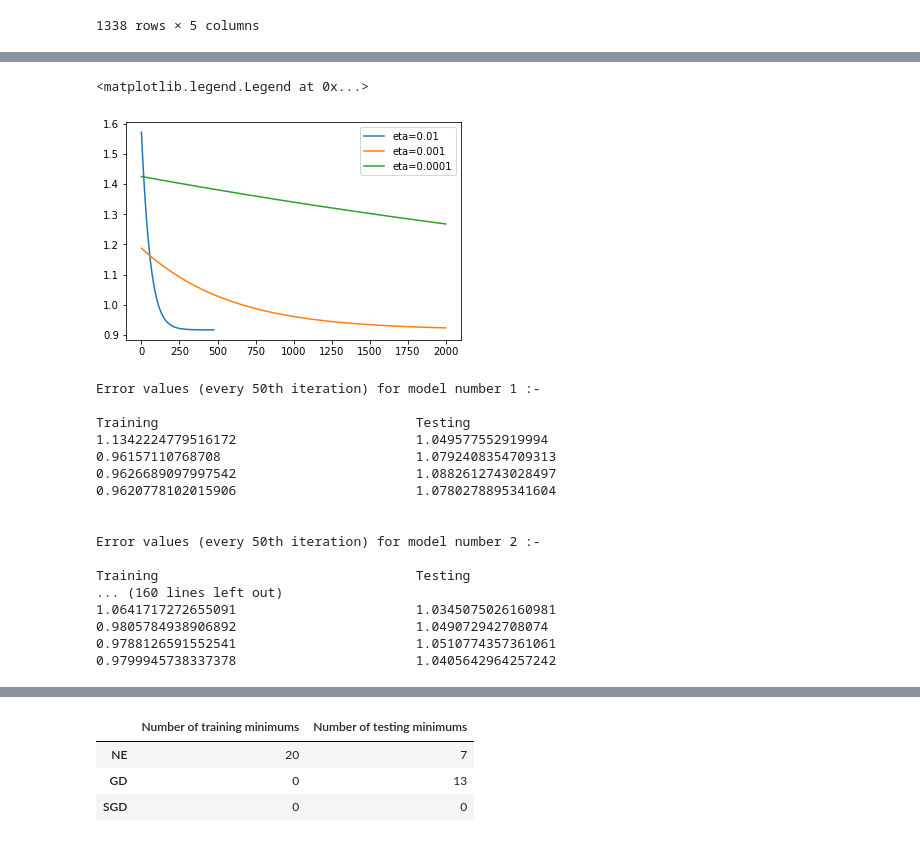
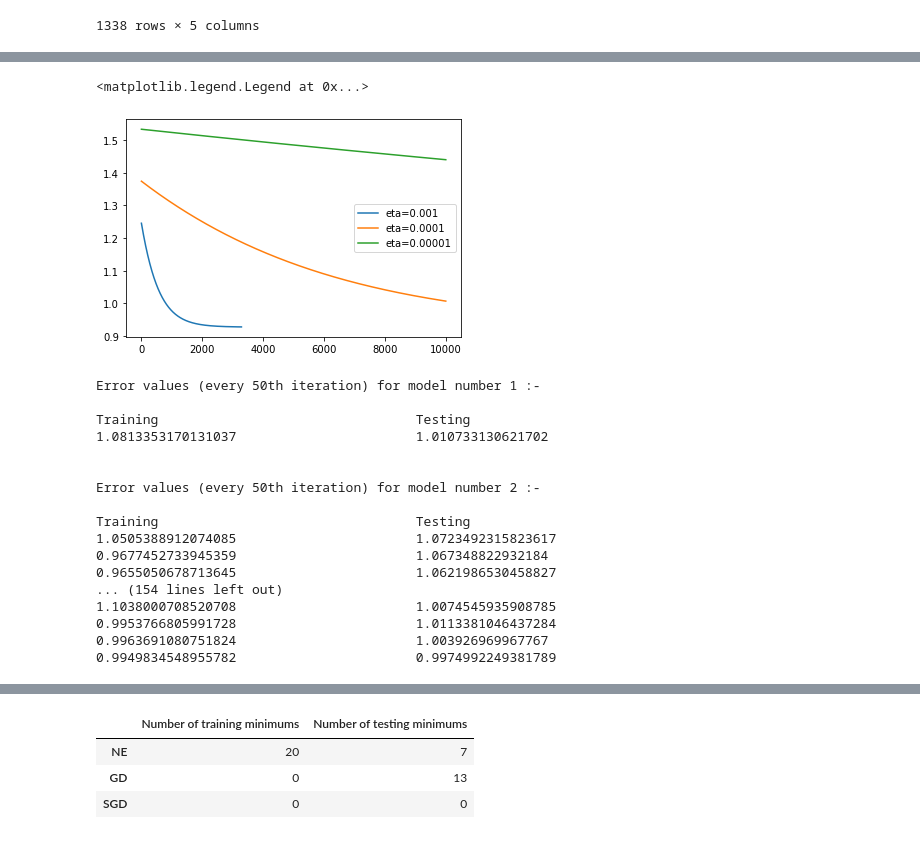
Before and after one commit to hasnainzeenwala/fodsassn, a Jupyter notebook: A2Code.ipynb, the cells around one changed output, grey strips where cells are left out. Cells and saved outputs as stored; diff of their text form; code cells hidden in the pictures.

```diff
--- a/A2Code.ipynb
+++ b/A2Code.ipynb
@@ -130,8 +130,8 @@ past_rmse_test_grad_desc = [None]*20
 past_costs = [None]*20
 past_costs_test = [None]*20
 precision = 0.000001
-eta = 0.01
-iterations = 2000
+eta = 0.001
+iterations = 10000
 for i in range(20):
 
     X_train = training_data_list[i][indep_attrs].to_numpy()
@@ -148,9 +148,9 @@ for i in range(20):
     testing_gd=[]
     testing_gd.append("Testing")
 
-    print ("Error values (every 50th iteration) for model number",i+1,":-\n")
+    print ("Error values (every 500th iteration) for model number",i+1,":-\n")
     for x in range(len(past_rmse_train_grad_desc[i])):
-        if x%50==0:
+        if x%500==0:
             training_gd.append(past_rmse_train_grad_desc[i][x])
             testing_gd.append(past_rmse_test_grad_desc[i][x])
 
@@ -201,26 +201,27 @@ Model number  6 :
 # %%
 #Now using 20th model to compare effect of learning rate on GD
 
 X_train = training_data_list[19][indep_attrs].to_numpy()
 Y_train = training_data_list[19][dep_attr].to_numpy()
 
 X_test = testing_data_list[19][indep_attrs].to_numpy()
 Y_test = testing_data_list[19][dep_attr].to_numpy()
 
 precision = 0.000001
-eta2=0.001
-eta3=0.0001
+eta2=0.0001
+eta3=0.00001
 
 final_theta2, past_costs_train2, past_costs_test2, past_rmse_train_grad_desc2, past_rmse_test_grad_desc3 = gradient_descent(X_train, Y_train, iterations, eta2, X_test, Y_test, precision)
 final_theta3, past_costs_train3, past_costs_test3, past_rmse_train_grad_desc3, past_rmse_test_grad_desc3 = gradient_descent(X_train, Y_train, iterations, eta3, X_test, Y_test, precision)
 
-plt.plot(past_rmse_train_grad_desc[19], label="eta=0.01")
-plt.plot(past_rmse_train_grad_desc2, label="eta=0.001")
-plt.plot(past_rmse_train_grad_desc3, label="eta=0.0001")
+
+plt.plot(past_rmse_train_grad_desc[19], label="eta=0.001")
+plt.plot(past_rmse_train_grad_desc2, label="eta=0.0001")
+plt.plot(past_rmse_train_grad_desc3, label="eta=0.00001")
 plt.legend()
 # %% [output]
 <matplotlib.legend.Legend at 0x...>
-[figure, old version]
+[figure, new version]
 # %%
 # STOCHASTIC GRADIENT DESCENT FUNCTION DEFINITION
 
@@ -295,20 +296,20 @@ for i in range(20):
 Error values (every 50th iteration) for model number 1 :-
 
 Training                                 Testing
-1.1342224779516172                       1.049577552919994
-0.96157110768708                         1.0792408354709313
-0.9626689097997542                       1.0882612743028497
-0.9620778102015906                       1.0780278895341604
+1.0813353170131037                       1.010733130621702
 
 
 Error values (every 50th iteration) for model number 2 :-
 
 Training                                 Testing
-... (160 lines left out)
-1.0641717272655091                       1.0345075026160981
-0.9805784938906892                       1.049072942708074
-0.9788126591552541                       1.0510774357361061
-0.9799945738337378                       1.0405642964257242
+1.0505388912074085                       1.0723492315823617
+0.9677452733945359                       1.067348822932184
+0.9655050678713645                       1.0621986530458827
+... (154 lines left out)
+1.1038000708520708                       1.0074545935908785
+0.9953766805991728                       1.0113381046437284
+0.9963691080751824                       1.003926969967767
+0.9949834548955782                       0.9974992249381789
 # %%
 # Plotting training VS testing error for all 20 models for SGD
 for x in range(20):
```
Also changed, not shown: parts of 6 cells of this notebook.
